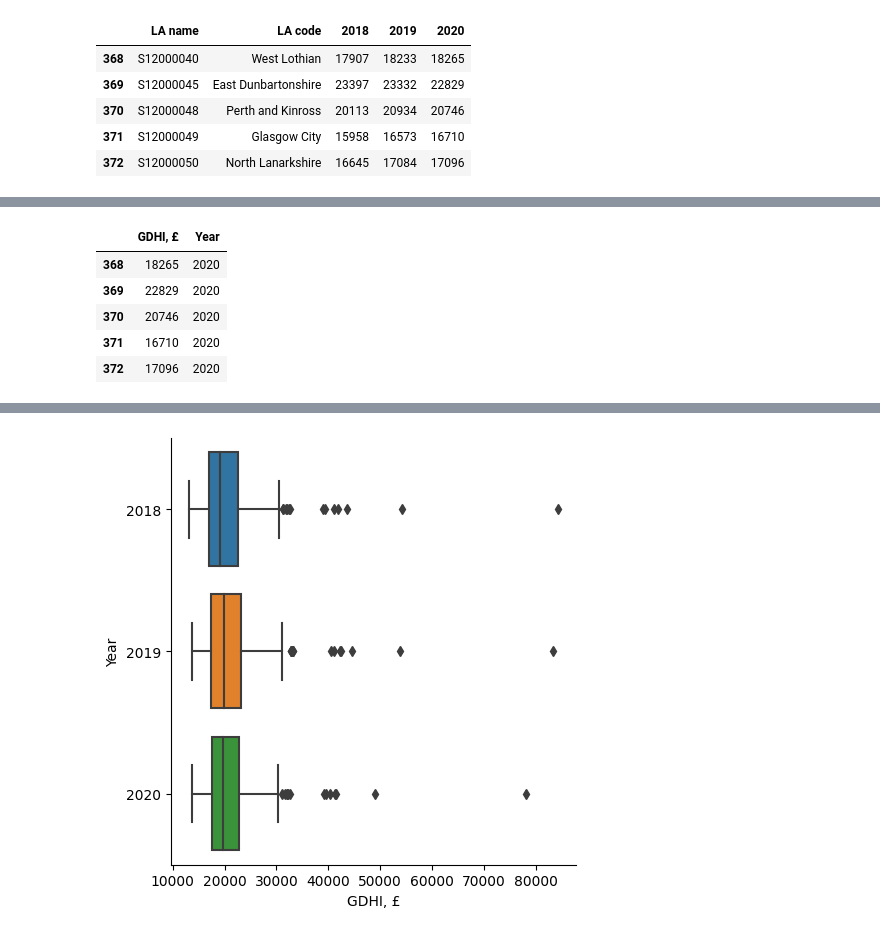
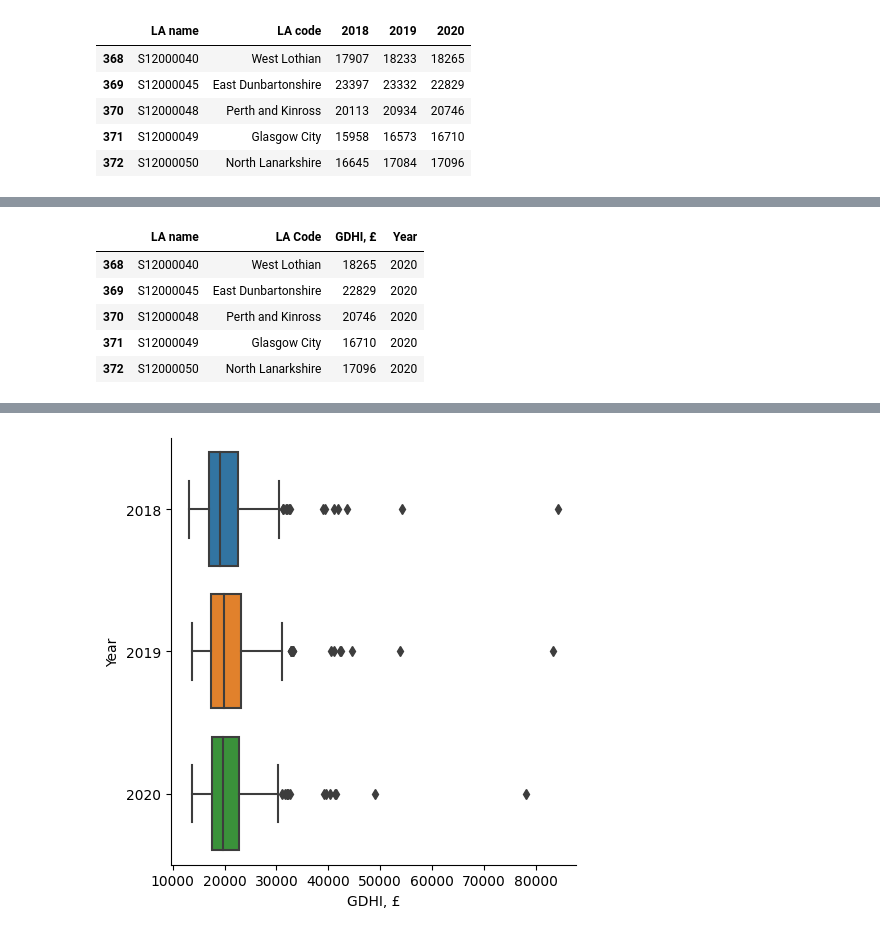
Before and after one commit to Jacob-L-ARU-P/IntroToDataSci-2, a Jupyter notebook: RemedialRepo2/DataAnalysisAssignment/DataProcessing.ipynb, the cells around one changed output, grey strips where cells are left out. Drawn from its saved outputs; the diff is of its cells as text; code cells hidden in the pictures.

```diff
--- a/RemedialRepo2/DataAnalysisAssignment/DataProcessing.ipynb
+++ b/RemedialRepo2/DataAnalysisAssignment/DataProcessing.ipynb
@@ -146,14 +188,14 @@ temp_reformatter_2.tail(5)
 # %%
-temp_reformatter_3 = pd.DataFrame({'GDHI, £': data_gdhi['2020']})
-temp_reformatter_3.insert(1, 'Year', '2020')
+temp_reformatter_3 = pd.DataFrame({'LA name': data_gdhi['LA name'], 'LA Code': data_gdhi['LA code'], 'GDHI, £': data_gdhi['2020']})
+temp_reformatter_3.insert(3, 'Year', '2020')
 temp_reformatter_3.tail(5)
 # %% [output]
-|  | GDHI, £ | Year |
-| 368 | 18265 | 2020 |
-| 369 | 22829 | 2020 |
-| 370 | 20746 | 2020 |
-| 371 | 16710 | 2020 |
-| 372 | 17096 | 2020 |
+|  | LA name | LA Code | GDHI, £ | Year |
+| 368 | S12000040 | West Lothian | 18265 | 2020 |
+| 369 | S12000045 | East Dunbartonshire | 22829 | 2020 |
+| 370 | S12000048 | Perth and Kinross | 20746 | 2020 |
+| 371 | S12000049 | Glasgow City | 16710 | 2020 |
+| 372 | S12000050 | North Lanarkshire | 17096 | 2020 |
 # %%
 # Create reformatted data_gdhi dataframe, stitching together the 3 temp_reformatters
 data_gdhi_reformatted = pd.concat([temp_reformatter, temp_reformatter_2, temp_reformatter_3], ignore_index= True)
```
Also changed, not shown: parts of 19 cells of this notebook, 1 other file.
